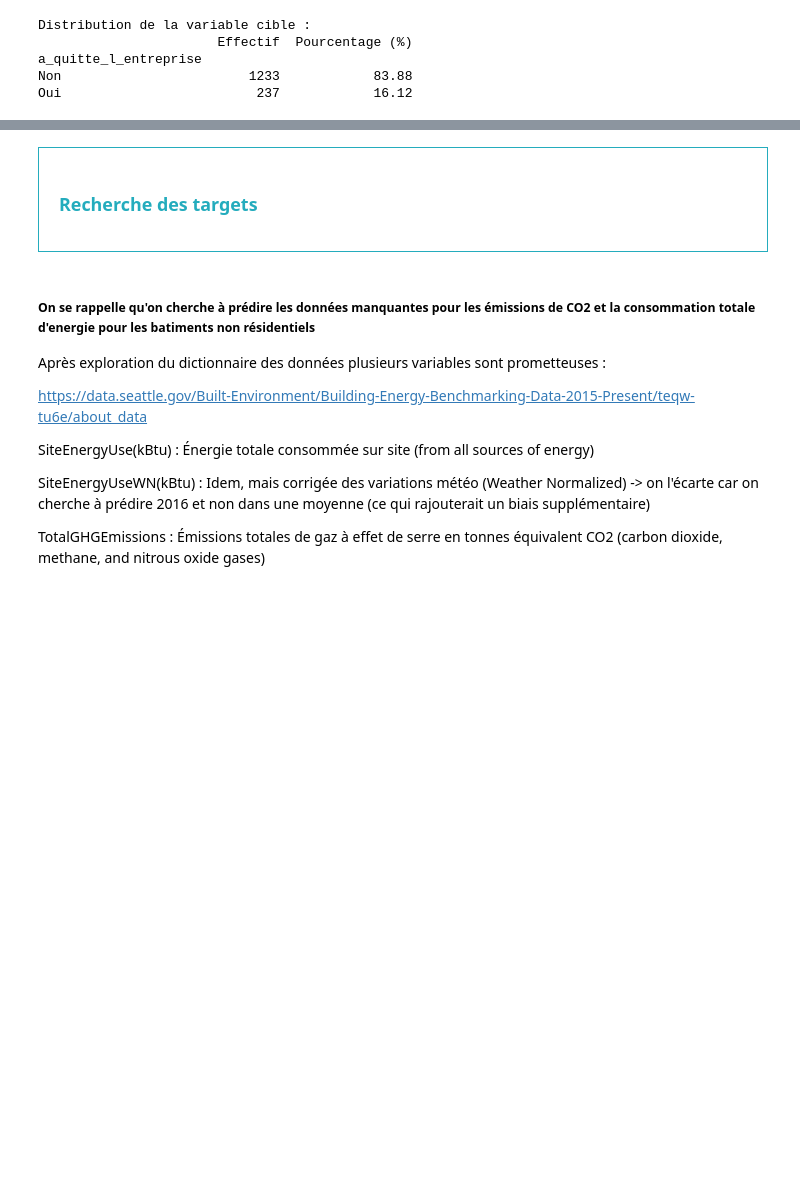
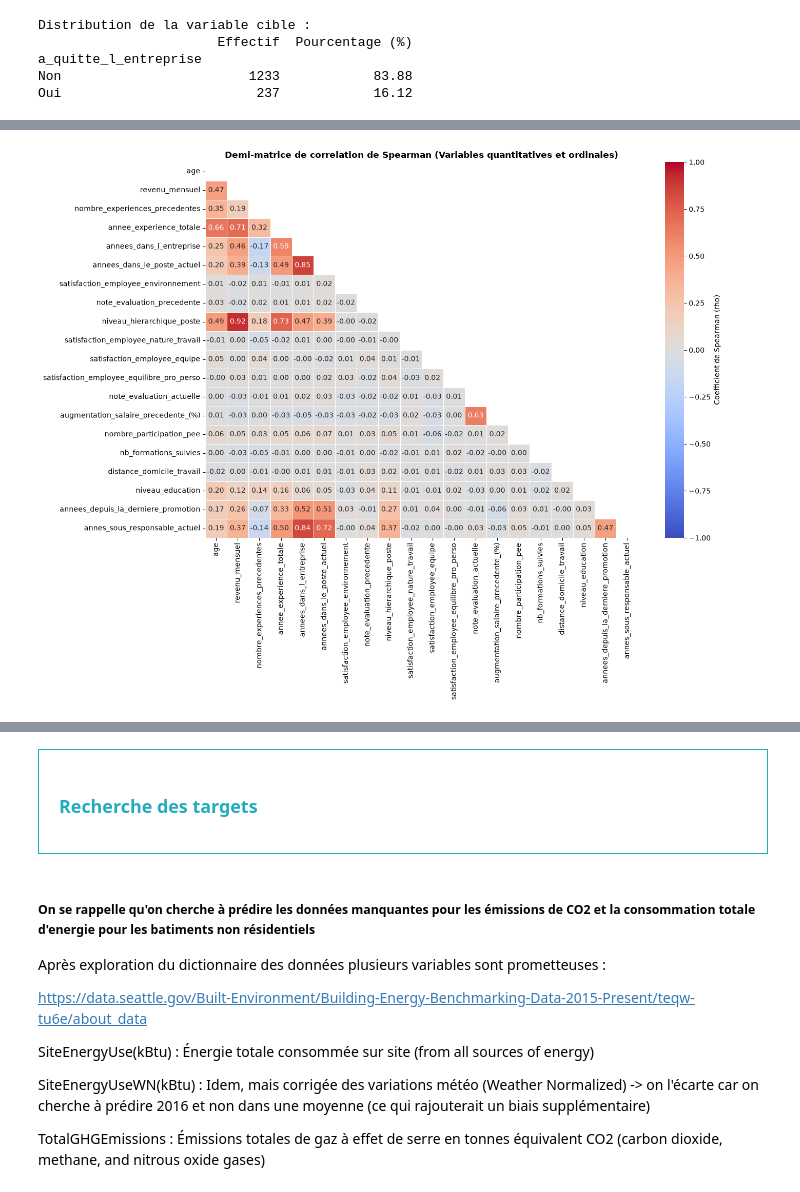
Before and after one commit to Alexis-h2/P4_OC_Classification_RH_turn_over, a Jupyter notebook: Hernandez_Alexis_1_notebook_112026.ipynb, the cells around one changed output, grey strips where cells are left out. Cells and saved outputs as stored; diff of their text form; code cells hidden in the pictures; blank space fills up the shorter version.

```diff
--- a/Hernandez_Alexis_1_notebook_112026.ipynb
+++ b/Hernandez_Alexis_1_notebook_112026.ipynb
@@ -493,0 +508,35 @@ df_non_residential.head()
+# %%
+# Selection des 20 variables quantitatives et ordinales
+cols_numeriques = [
+    col
+    for col in df_jointure_clean.select_dtypes(include=["number"]).columns
+    if col != "id_employee"
+]
+
+# Calcul de la matrice de Spearman
+matrice_spearman = df_jointure_clean[cols_numeriques].corr(method="spearman")
+
+# Masque triangulaire superieur pour ne garder que la moitie inferieure
+masque_triangle = np.triu(np.ones_like(matrice_spearman, dtype=bool))
+
+plt.figure(figsize=(14, 11))
+sns.heatmap(
+    matrice_spearman,
+    mask=masque_triangle,
+    cmap="coolwarm",
+    annot=True,
+    fmt=".2f",
+    vmin=-1,
+    vmax=1,
+    linewidths=0.5,
+    cbar_kws={"label": "Coefficient de Spearman (rho)"},
+)
+plt.title(
+    "Demi-matrice de correlation de Spearman (Variables quantitatives et ordinales)",
+    fontsize=12,
+    fontweight="bold",
+)
+plt.tight_layout()
+plt.show()
+# %% [output]
+[figure, added]
```
Also changed, not shown: parts of 24 cells of this notebook, 3 other files.
